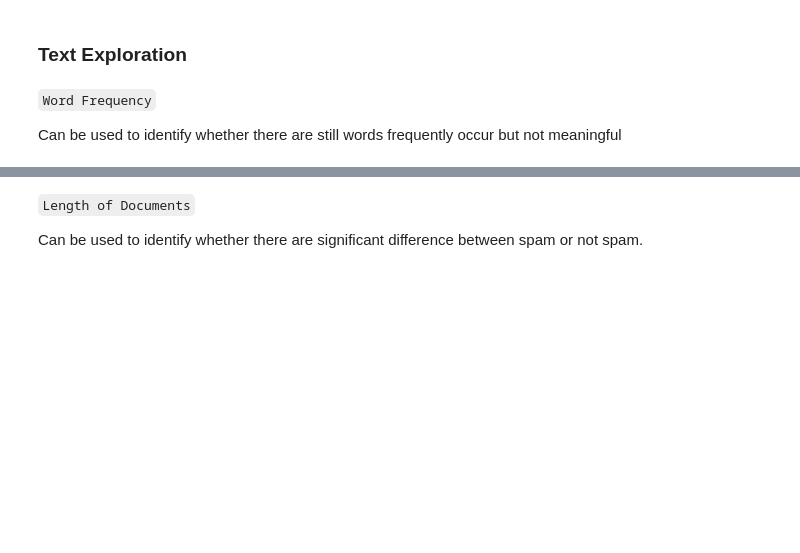
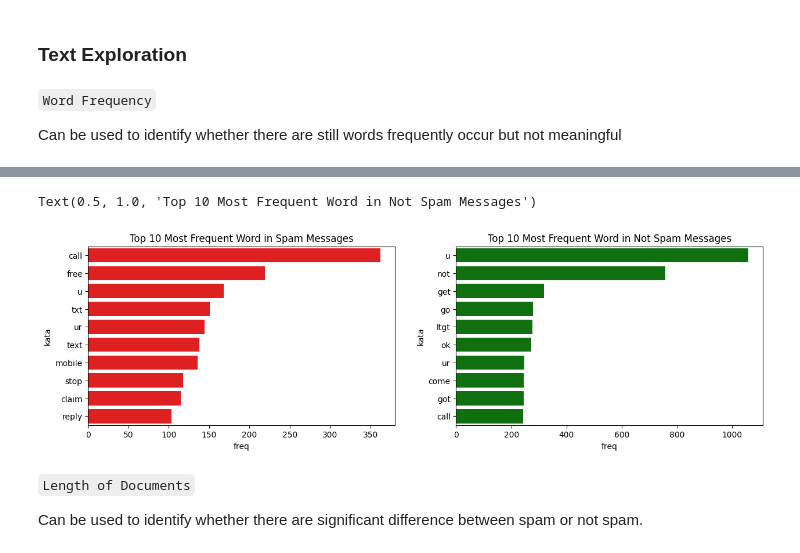
Before and after one commit to fikigayo/Bootcamp-Purwadhika, a Jupyter notebook: modul-3/m3_s20_textmining_blank.ipynb, the cells around one changed output, grey strips where cells are left out. Saved outputs shown, nothing was run; the diff lists cells and outputs as text; code cells hidden in the pictures; blank space fills up the shorter version.

```diff
--- a/modul-3/m3_s20_textmining_blank.ipynb
+++ b/modul-3/m3_s20_textmining_blank.ipynb
@@ -269,0 +318,3 @@ These stopword lists are already compiled for different languages and we can saf
+# %%
+def remove_stopword(text):
+    return ' '.join(word for word in nltk.word_tokenize(text) if word not in english_stopwords)
@@ -270,2 +325,10 @@ These stopword lists are already compiled for different languages and we can saf
 # %% [markdown]
 **Combine All Preprocessing Method**
+# %%
+df_sms['message_to_lower'] = df_sms['message'].apply(to_lower)
+df_sms['message_expand_contraction'] = df_sms['message_to_lower'].apply(main_contraction)
+df_sms['message_remove_number'] = df_sms['message_expand_contraction'].apply(remove_number)
+df_sms['message_remove_punctuation'] = df_sms['message_remove_number'].apply(remove_punctuation)
+df_sms['message_remove_whitespace'] = df_sms['message_remove_punctuation'].apply(remove_whitespace)
+df_sms['message_remove_stopword'] = df_sms['message_remove_whitespace'].apply(remove_stopword)
+df_sms
@@ -295,3 +427,17 @@ As a result, this one is generally slower than stemming process. So depending on
 `Word Frequency`
 
 Can be used to identify whether there are still words frequently occur but not meaningful
+# %%
+def kamus(text):
+    text = text.str.extractall('([A-Za-z]+)')
+    text.columns = ['check']
+    b = text.reset_index(drop=True)
+    text = b['check'].value_counts()
+
+    kamus = pd.DataFrame({'kata' : text.index, 'freq' : text.values})
+    kamus.index = kamus['kata']
+    kamus.drop(columns = 'kata', inplace = True)
+    return kamus
+# %%
+spam = kamus(df_sms['message_prep_lemma'][df_sms['label'] == 'spam'])
+ham = kamus(df_sms['message_prep_lemma'][df_sms['label'] == 'ham'])
@@ -298,3 +479,15 @@ Can be used to identify whether there are still words frequently occur but not m
+# %%
+plt.figure(figsize=(15,4))
+plt.subplot(121)
+sns.barplot(data=spam.head(10), x='freq', y=spam.index[:10], color='red')
+plt.title('Top 10 Most Frequent Word in Spam Messages')
+
+plt.subplot(122)
+sns.barplot(data=ham.head(10), x='freq', y=ham.index[:10], color='green')
+plt.title('Top 10 Most Frequent Word in Not Spam Messages')
+# %% [output]
+Text(0.5, 1.0, 'Top 10 Most Frequent Word in Not Spam Messages')
+[figure, added]
 # %% [markdown]
 `Length of Documents`
 
```
Also changed, not shown: parts of 39 cells of this notebook, 3 other files.
